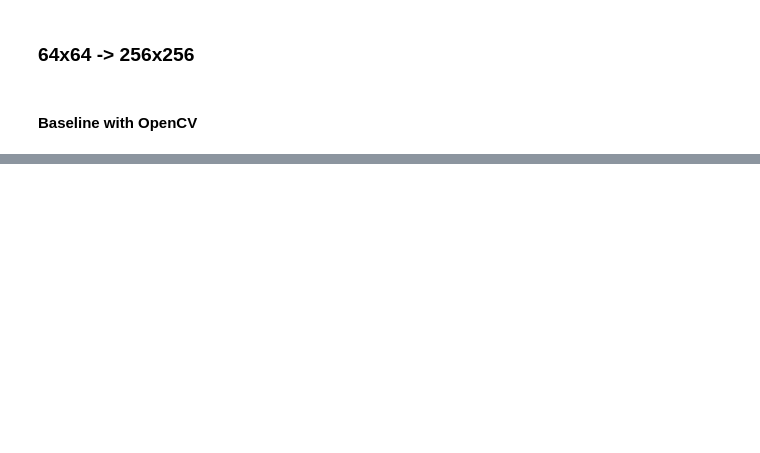
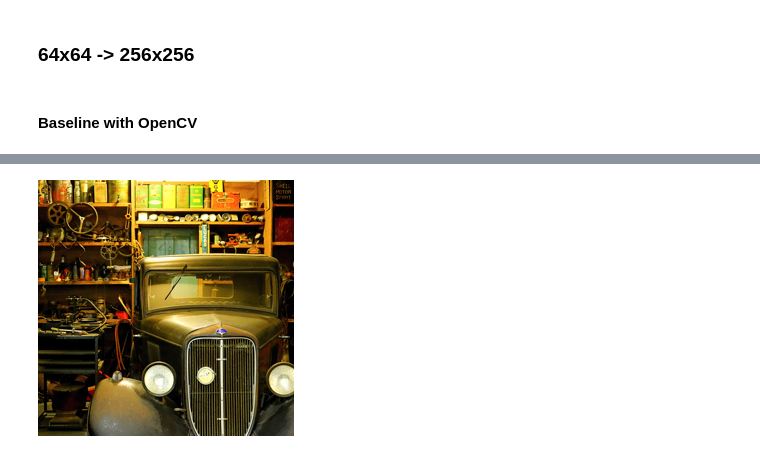
Before and after one commit to kzkwoka/sigk-1, a Jupyter notebook: results.ipynb, the cells around one changed output, grey strips where cells are left out. Saved outputs shown, nothing was run; the diff lists cells and outputs as text; code cells hidden in the pictures; blank space fills up the shorter version.

```diff
--- a/results.ipynb
+++ b/results.ipynb
@@ -106,0 +135,4 @@ ssim 0.6776232638955116
+# %%
+original
+# %% [output]
+[figure, added]
```
Also changed, not shown: parts of 14 cells of this notebook, 4 other files.
